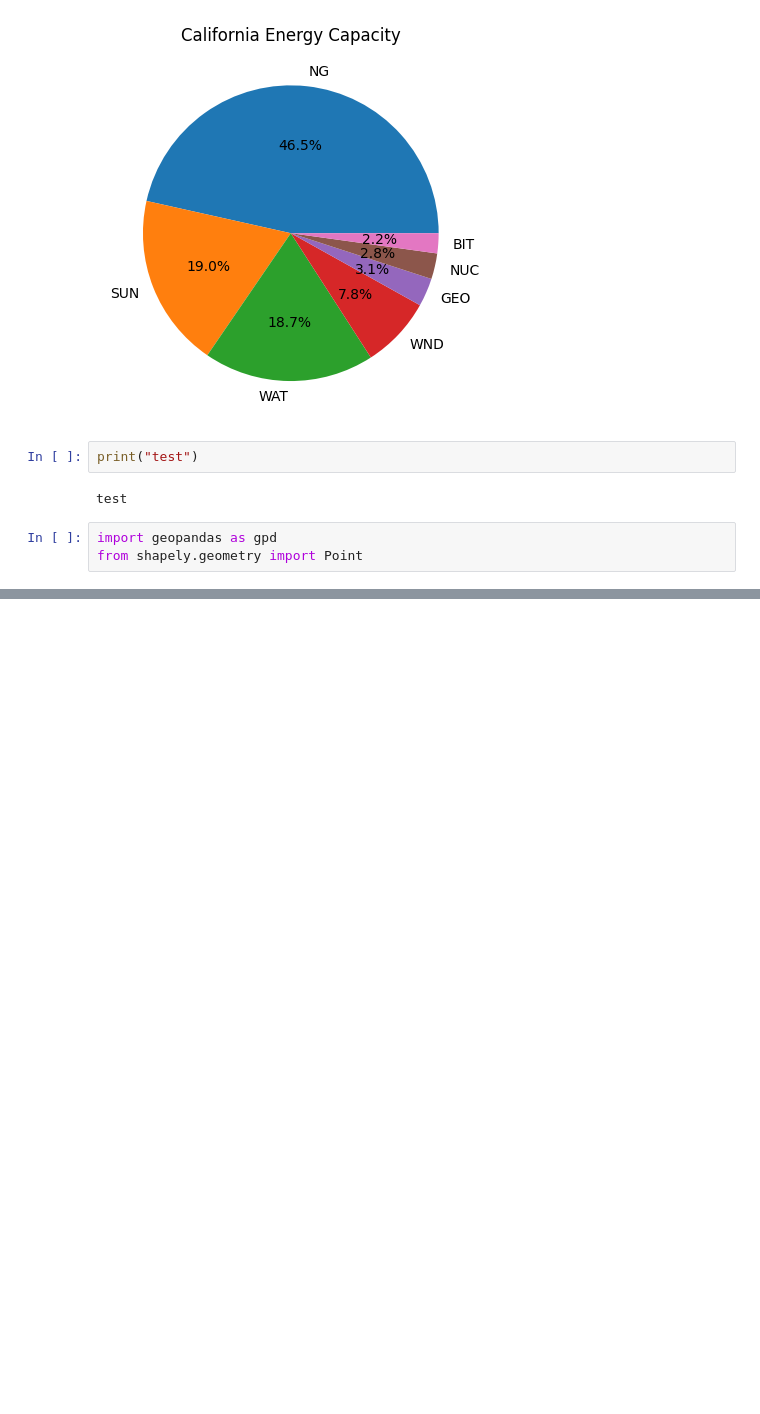
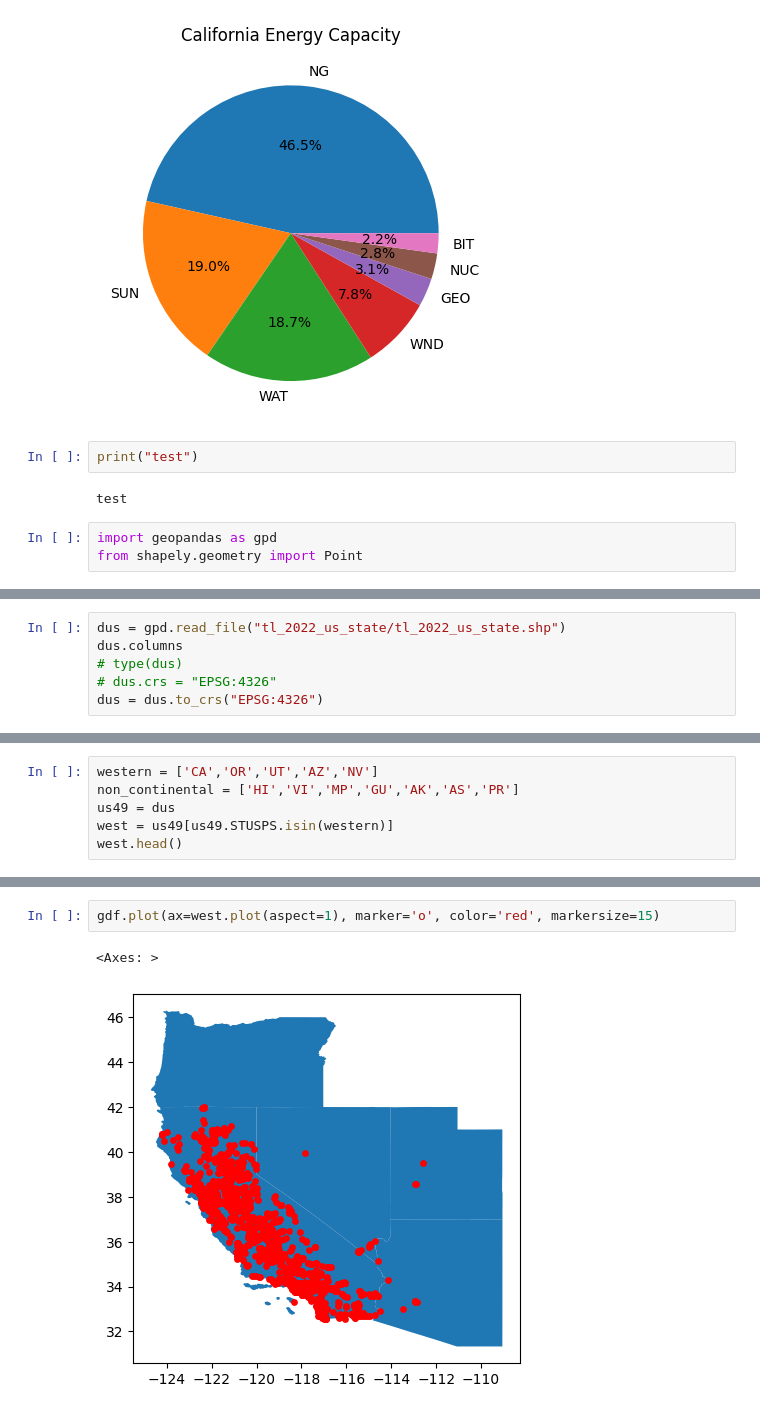
Before and after one commit to CatLava/data-projects, a Jupyter notebook: powerplant/California_powerplants.ipynb, the cells around one changed output, grey strips where cells are left out. Drawn from its saved outputs; the diff is of its cells as text; blank space fills up the shorter version.

```diff
--- a/powerplant/California_powerplants.ipynb
+++ b/powerplant/California_powerplants.ipynb
@@ -124,0 +118,6 @@ gdf.plot(ax=world.plot(figsize=(15,15)), marker='o')
+# %%
+dus = gpd.read_file("tl_2022_us_state/tl_2022_us_state.shp")
+dus.columns
+# type(dus)
+# dus.crs = "EPSG:4326"
+dus = dus.to_crs("EPSG:4326")
@@ -124,0 +166,6 @@ gdf.plot(ax=world.plot(figsize=(15,15)), marker='o')
+# %%
+western = ['CA','OR','UT','AZ','NV']
+non_continental = ['HI','VI','MP','GU','AK','AS','PR']
+us49 = dus
+west = us49[us49.STUSPS.isin(western)]
+west.head()
@@ -124,0 +179,5 @@ gdf.plot(ax=world.plot(figsize=(15,15)), marker='o')
+# %%
+gdf.plot(ax=west.plot(aspect=1), marker='o', color='red', markersize=15)
+# %% [output]
+<Axes: >
+[figure, added]
```
Also changed, not shown: parts of 10 cells of this notebook, 8 other files.
